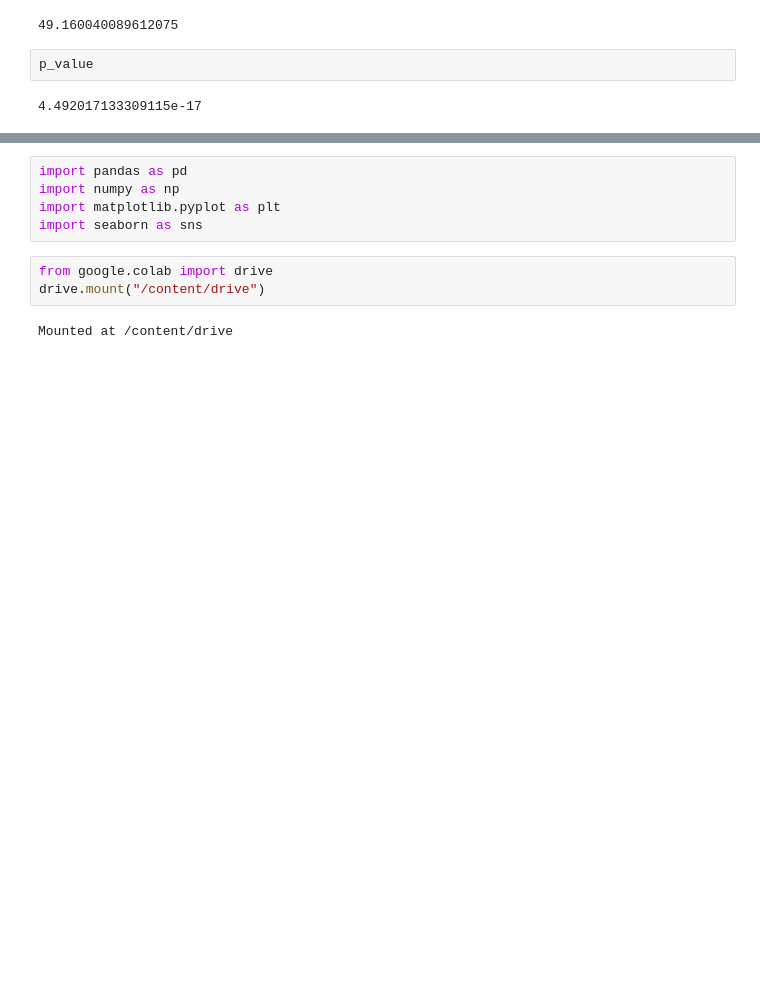
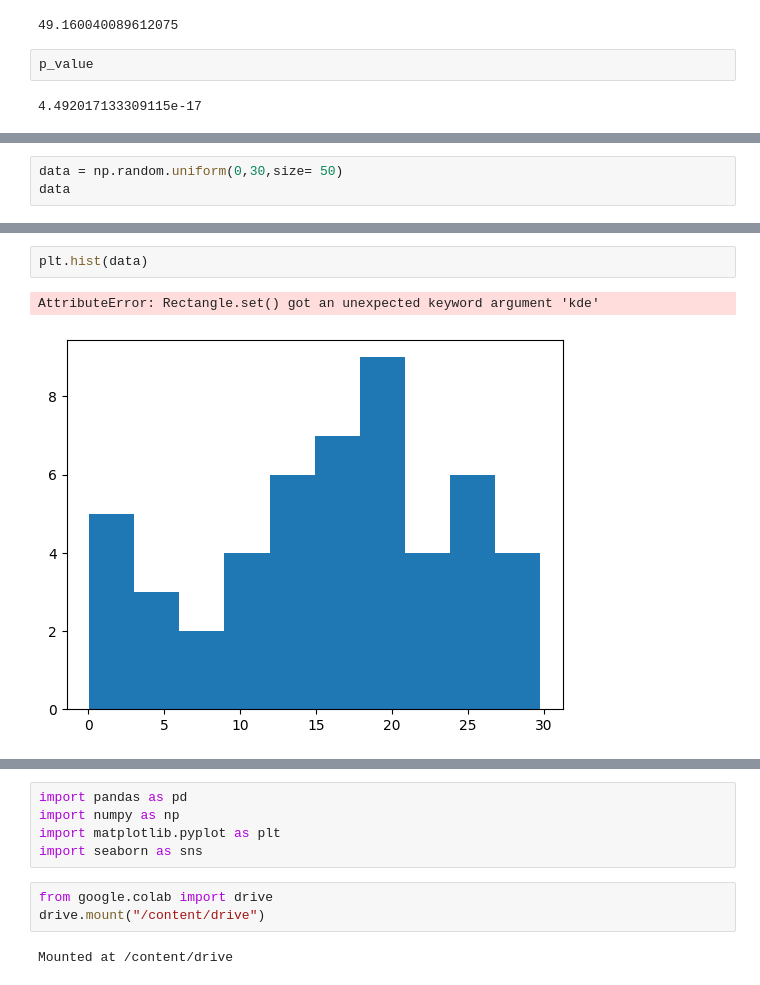
Before and after one commit to Krish-s/Pandas, a Jupyter notebook: Numpy.ipynb, the cells around one changed output, grey strips where cells are left out. Cells and saved outputs as stored; diff of their text form; blank space fills up the shorter version.

```diff
--- a/Numpy.ipynb
+++ b/Numpy.ipynb
@@ -675,0 +769,3 @@ p_value
+# %%
+data = np.random.uniform(0,30,size= 50)
+data
@@ -675,0 +783,5 @@ p_value
+# %%
+plt.hist(data)
+# %% [output]
+AttributeError: Rectangle.set() got an unexpected keyword argument 'kde'
+[figure, added]
```
Also changed, not shown: parts of 29 cells of this notebook.
